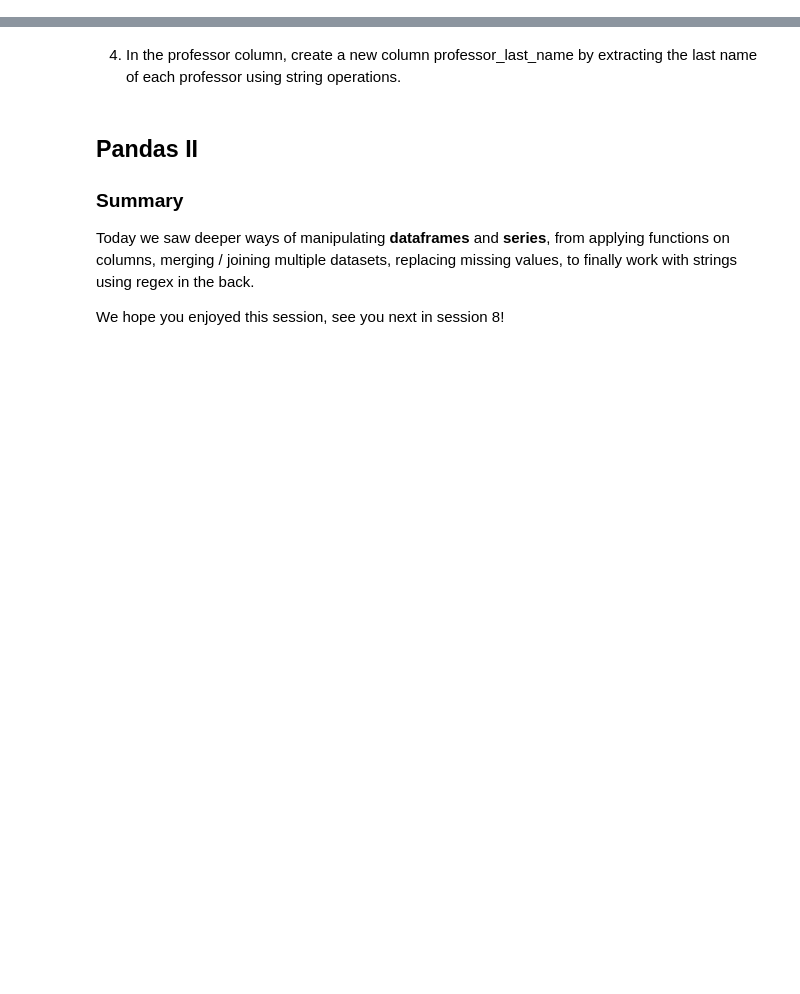
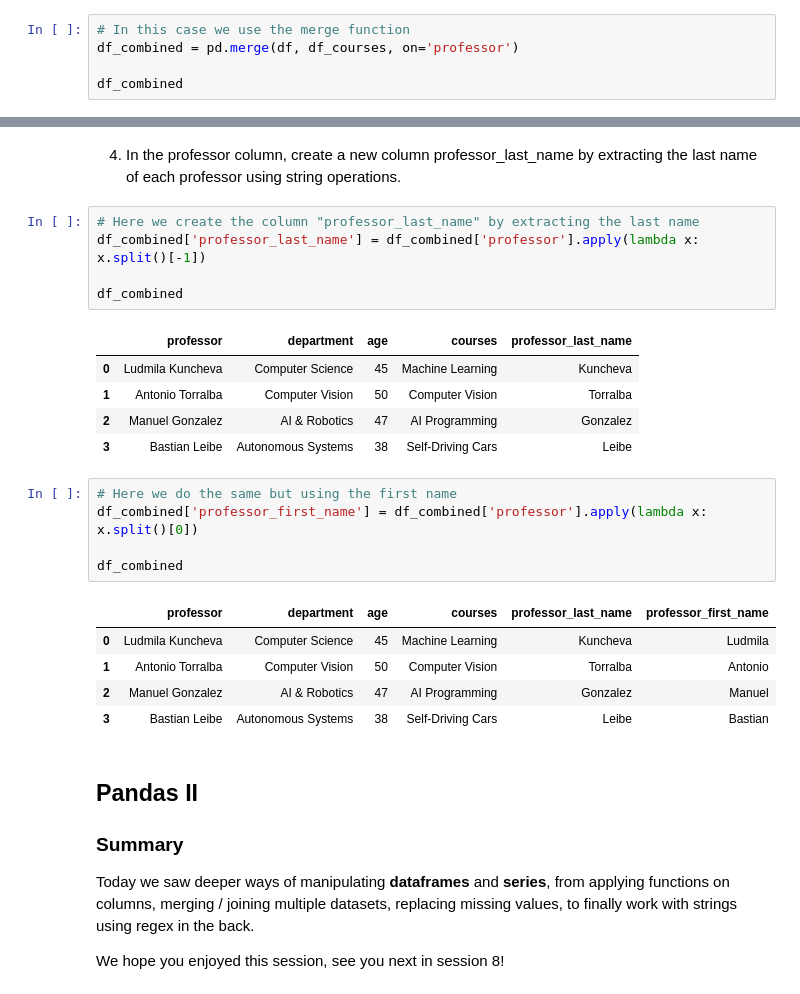
Before and after one commit to EAC-21/Python-for-Data-Science, a Jupyter notebook: Assigment 7/session_7.ipynb, the cells around one changed output, grey strips where cells are left out. Saved outputs shown, nothing was run; the diff lists cells and outputs as text; blank space fills up the shorter version.

```diff
--- a/Assigment 7/session_7.ipynb
+++ b/Assigment 7/session_7.ipynb
@@ -812,3 +887,8 @@ courses_data = {
     'courses': ['Machine Learning', 'Computer Vision', 'AI Programming', 'Self-Driving Cars']
 }
 df_courses = pd.DataFrame(courses_data)
+# %%
+# In this case we use the merge function
+df_combined = pd.merge(df, df_courses, on='professor')
+
+df_combined
@@ -815,5 +901,27 @@ df_courses = pd.DataFrame(courses_data)
 # %% [markdown]
 4. In the professor column, create a new column professor_last_name by extracting the last name of each professor using string operations.
+# %%
+# Here we create the column "professor_last_name" by extracting the last name
+df_combined['professor_last_name'] = df_combined['professor'].apply(lambda x: x.split()[-1])
+
+df_combined
+# %% [output]
+|  | professor | department | age | courses | professor_last_name |
+| 0 | Ludmila Kuncheva | Computer Science | 45 | Machine Learning | Kuncheva |
+| 1 | Antonio Torralba | Computer Vision | 50 | Computer Vision | Torralba |
+| 2 | Manuel Gonzalez | AI & Robotics | 47 | AI Programming | Gonzalez |
+| 3 | Bastian Leibe | Autonomous Systems | 38 | Self-Driving Cars | Leibe |
+# %%
+# Here we do the same but using the first name
+df_combined['professor_first_name'] = df_combined['professor'].apply(lambda x: x.split()[0])
+
+df_combined
+# %% [output]
+|  | professor | department | age | courses | professor_last_name | professor_first_name |
+| 0 | Ludmila Kuncheva | Computer Science | 45 | Machine Learning | Kuncheva | Ludmila |
+| 1 | Antonio Torralba | Computer Vision | 50 | Computer Vision | Torralba | Antonio |
+| 2 | Manuel Gonzalez | AI & Robotics | 47 | AI Programming | Gonzalez | Manuel |
+| 3 | Bastian Leibe | Autonomous Systems | 38 | Self-Driving Cars | Leibe | Bastian |
 # %% [markdown]
 ## Pandas II
 
```
Also changed, not shown: parts of 8 cells of this notebook, 3 other files.
